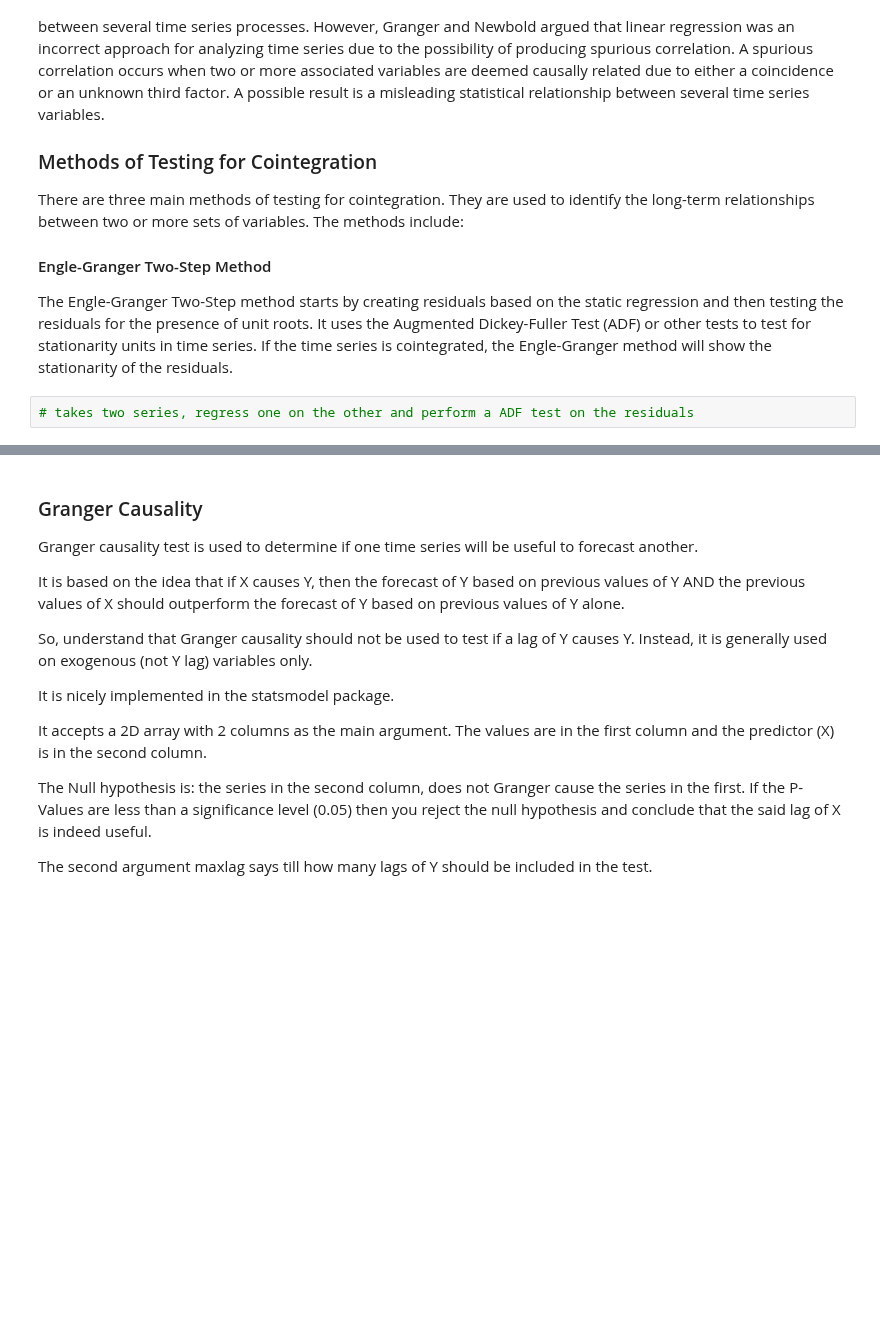
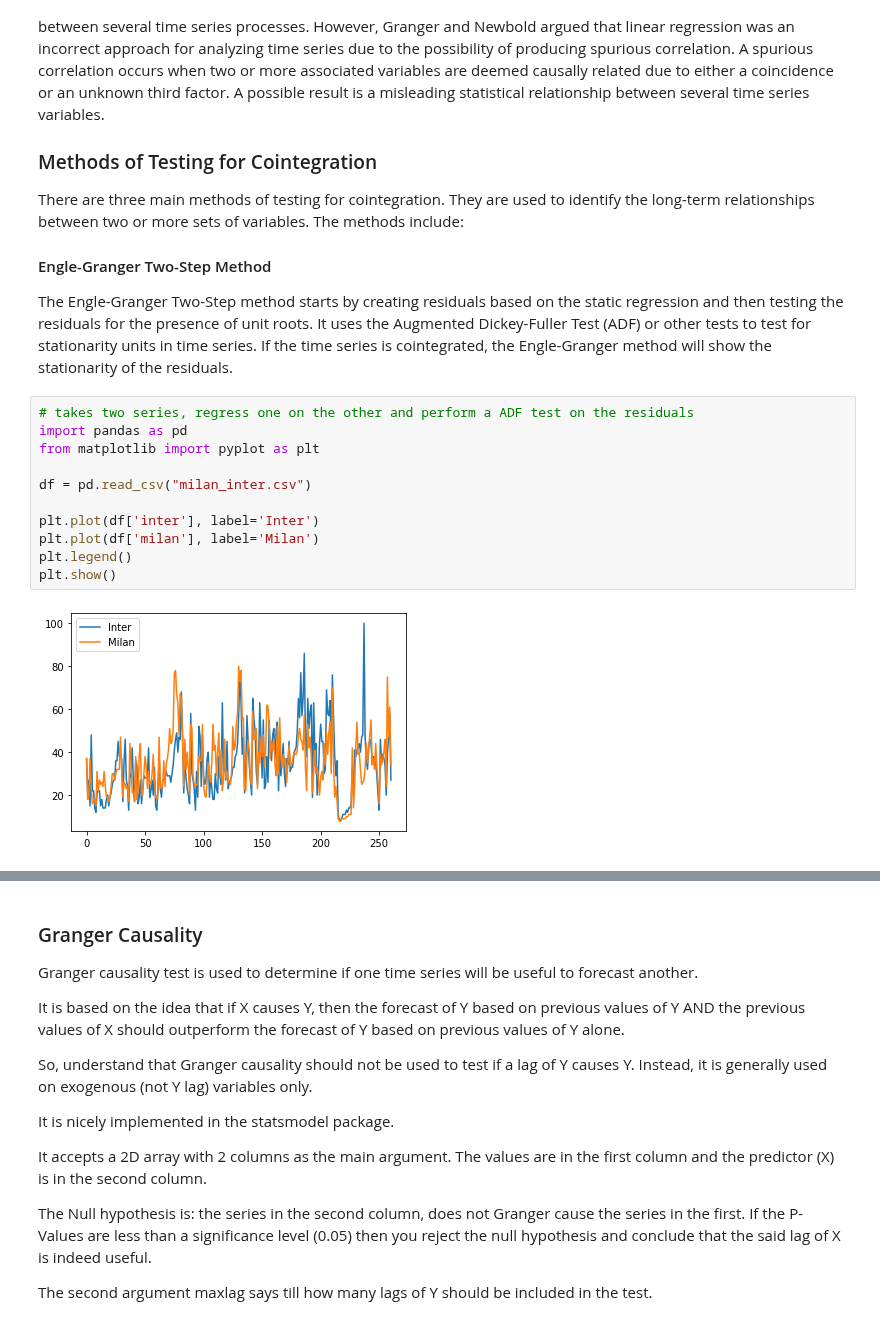
Before and after one commit to matteosan1/finance_course, a Jupyter notebook: time_series.ipynb, the cells around one changed output, grey strips where cells are left out. Saved outputs shown, nothing was run; the diff lists cells and outputs as text; blank space fills up the shorter version.

```diff
--- a/time_series.ipynb
+++ b/time_series.ipynb
@@ -453,3 +536,14 @@ There are three main methods of testing for cointegration. They are used to iden
 The Engle-Granger Two-Step method starts by creating residuals based on the static regression and then testing the residuals for the presence of unit roots. It uses the Augmented Dickey-Fuller Test (ADF) or other tests to test for stationarity units in time series. If the time series is cointegrated, the Engle-Granger method will show the stationarity of the residuals.
 # %%
 # takes two series, regress one on the other and perform a ADF test on the residuals
+import pandas as pd
+from matplotlib import pyplot as plt
+
+df = pd.read_csv("milan_inter.csv")
+
+plt.plot(df['inter'], label='Inter')
+plt.plot(df['milan'], label='Milan')
+plt.legend()
+plt.show()
+# %% [output]
+[figure, added]
```
Also changed, not shown: parts of 11 cells of this notebook, 1 other file.
